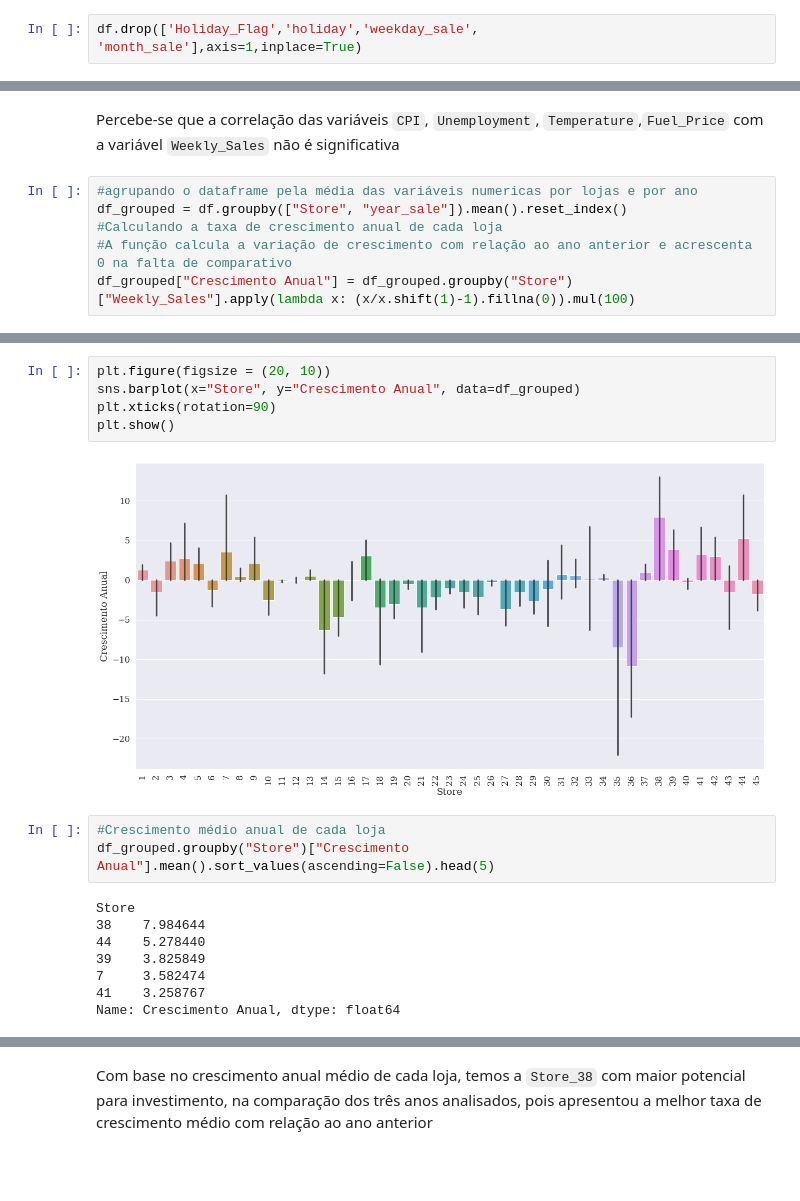
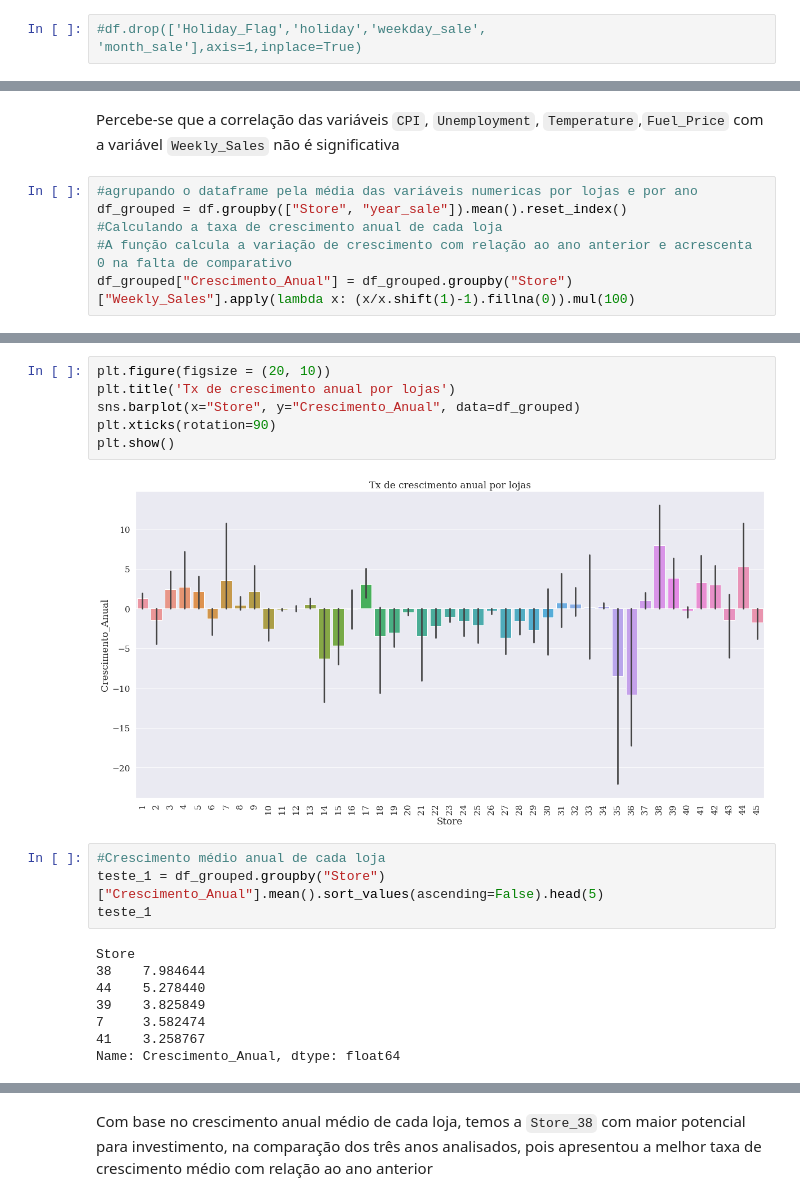
Before and after one commit to Vinicius-BFS/data_science_projetos, a Jupyter notebook: Mini_Projeto_Walmart.ipynb, the cells around one changed output, grey strips where cells are left out. Cells and saved outputs as stored; diff of their text form; blank space fills up the shorter version.

```diff
--- a/Mini_Projeto_Walmart.ipynb
+++ b/Mini_Projeto_Walmart.ipynb
@@ -306,6 +306,6 @@ Christmas       90
 Labour Day      45
 Name: holiday, dtype: int64
 # %%
-df.drop(['Holiday_Flag','holiday','weekday_sale',	'month_sale'],axis=1,inplace=True)
+#df.drop(['Holiday_Flag','holiday','weekday_sale',	'month_sale'],axis=1,inplace=True)
 # %% [markdown]
 Feriado do Super Bowl não aparece na tabela
@@ -324,7 +330,7 @@ Percebe-se que a correlação das variáveis `CPI`, `Unemployment`, `Temperature
 df_grouped = df.groupby(["Store", "year_sale"]).mean().reset_index()
 #Calculando a taxa de crescimento anual de cada loja
 #A função calcula a variação de crescimento com relação ao ano anterior e acrescenta 0 na falta de comparativo
-df_grouped["Crescimento Anual"] = df_grouped.groupby("Store")["Weekly_Sales"].apply(lambda x: (x/x.shift(1)-1).fillna(0)).mul(100)
+df_grouped["Crescimento_Anual"] = df_grouped.groupby("Store")["Weekly_Sales"].apply(lambda x: (x/x.shift(1)-1).fillna(0)).mul(100)
 # %%
 df_grouped.head()
 # %% [output]
@@ -337,13 +343,15 @@ df_grouped.head()
 # %%
 plt.figure(figsize = (20, 10))
-sns.barplot(x="Store", y="Crescimento Anual", data=df_grouped)
+plt.title('Tx de crescimento anual por lojas')
+sns.barplot(x="Store", y="Crescimento_Anual", data=df_grouped)
 plt.xticks(rotation=90)
 plt.show()
 # %% [output]
-[figure, old version]
+[figure, new version]
 # %%
 #Crescimento médio anual de cada loja
-df_grouped.groupby("Store")["Crescimento Anual"].mean().sort_values(ascending=False).head(5)
+teste_1 = df_grouped.groupby("Store")["Crescimento_Anual"].mean().sort_values(ascending=False).head(5)
+teste_1
 # %% [output]
 Store
 38    7.984644
@@ -351,4 +359,4 @@ Store
 39    3.825849
 7     3.582474
 41    3.258767
-Name: Crescimento Anual, dtype: float64
+Name: Crescimento_Anual, dtype: float64
```
Also changed, not shown: parts of 17 cells of this notebook.
